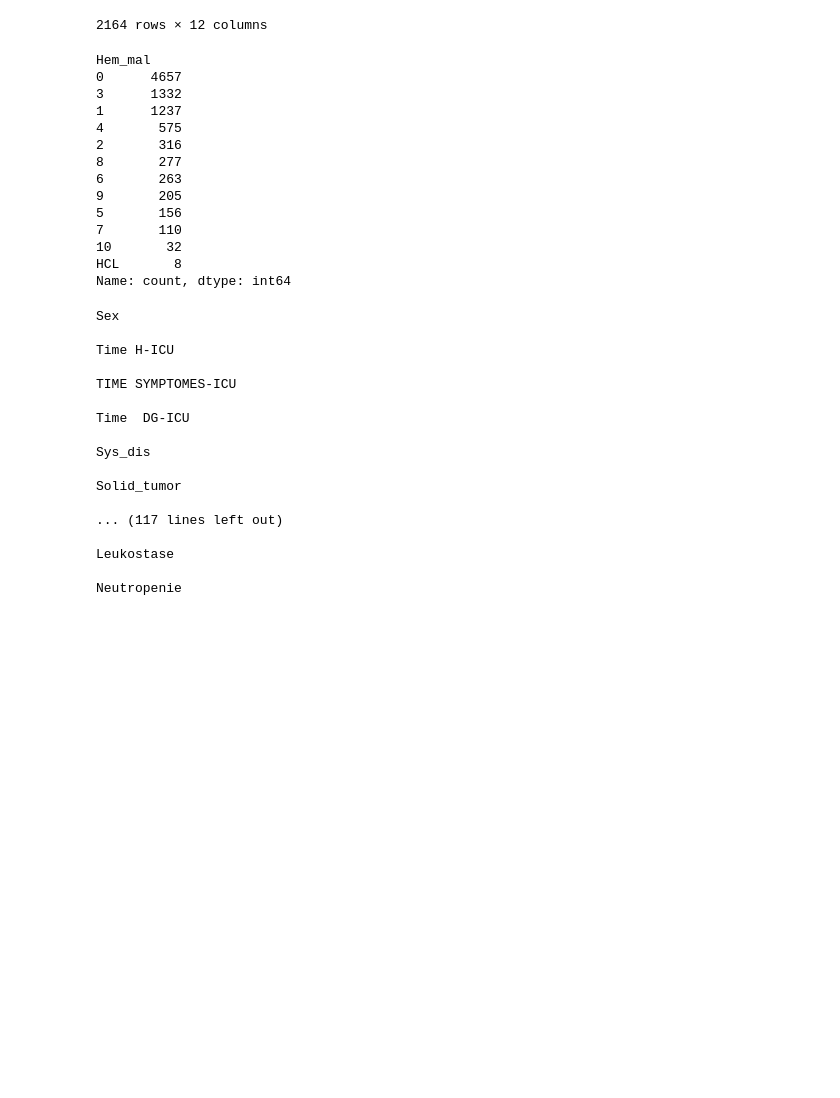
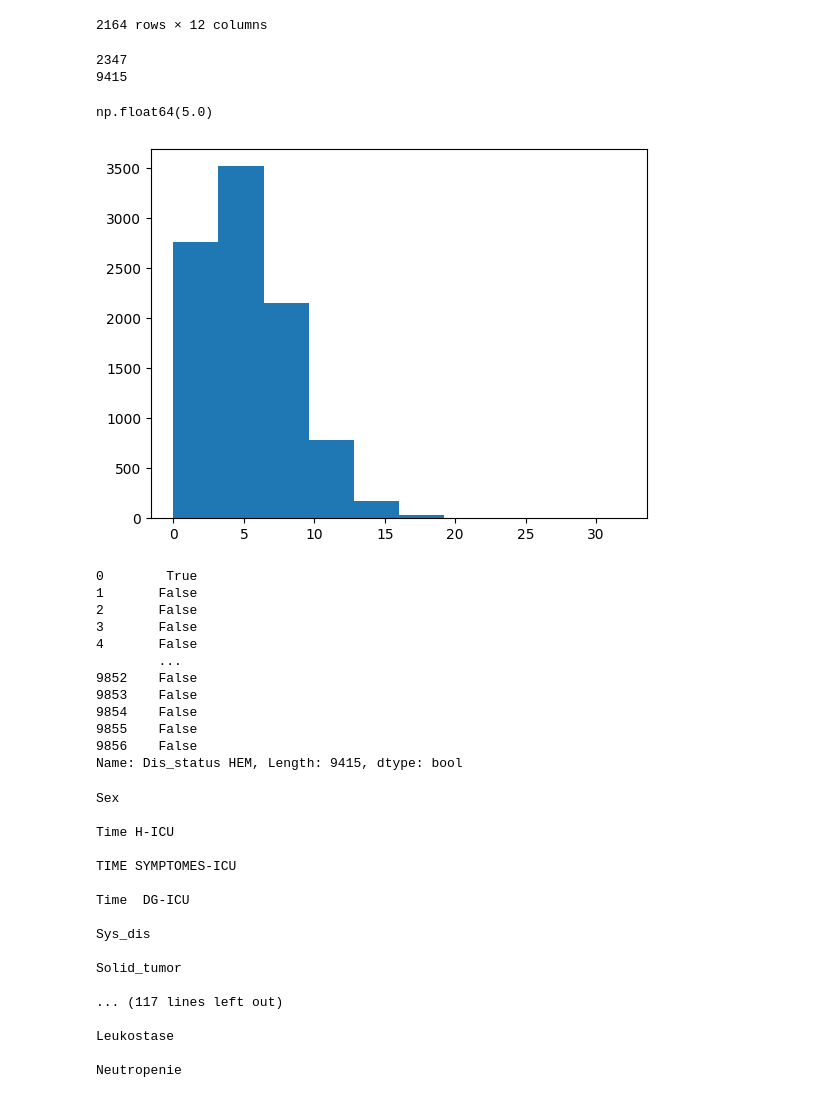
Before and after one commit to Romain-Forte/respiratory_diagnostics, a Jupyter notebook: analyse_data/efraim_analyse.ipynb, the cells around one changed output. Cells and saved outputs as stored; diff of their text form; code cells hidden in the pictures; blank space fills up the shorter version.

```diff
--- a/analyse_data/efraim_analyse.ipynb
+++ b/analyse_data/efraim_analyse.ipynb
@@ -102,23 +102,32 @@ df_category[df_category.isna().all(axis=1)]
 | 9855 | NaN | NaN | NaN | NaN | NaN | ... |
 | 9856 | NaN | NaN | NaN | NaN | NaN | ... |
 2164 rows × 12 columns
+# %%
+plt.hist(df_col_utils['Charlson_index'])
+import numpy as np
+print(len(df_col_utils[df_col_utils['Charlson_index']>7]))
+print(len(df_col_utils))
+np.median(df_col_utils['Charlson_index'])
+# %% [output]
+2347
+9415
+np.float64(5.0)
+[figure, added]
 # %%
-df["Hem_mal"].value_counts()
+(df_col_utils["Dis_status HEM"] == 2) | (df_col_utils["Dis_status HEM"] == 3)
 # %% [output]
-Hem_mal
-0      4657
-3      1332
-1      1237
-4       575
-2       316
-8       277
-6       263
-9       205
-5       156
-7       110
-10       32
-HCL       8
-Name: count, dtype: int64
+0        True
+1       False
+2       False
+3       False
+4       False
+        ...
+9852    False
+9853    False
+9854    False
+9855    False
+9856    False
+Name: Dis_status HEM, Length: 9415, dtype: bool
 # %%
 dic = {}
 for x in df_features_clean.columns:
```
Also changed, not shown: 4 other files.
